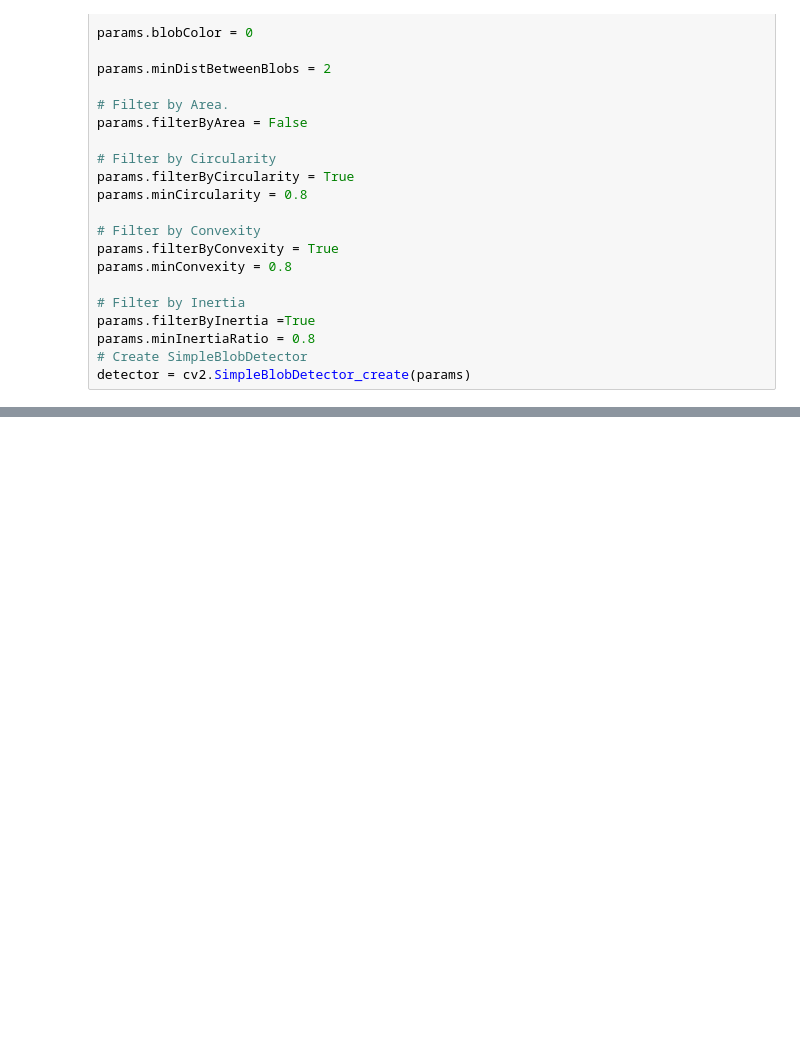
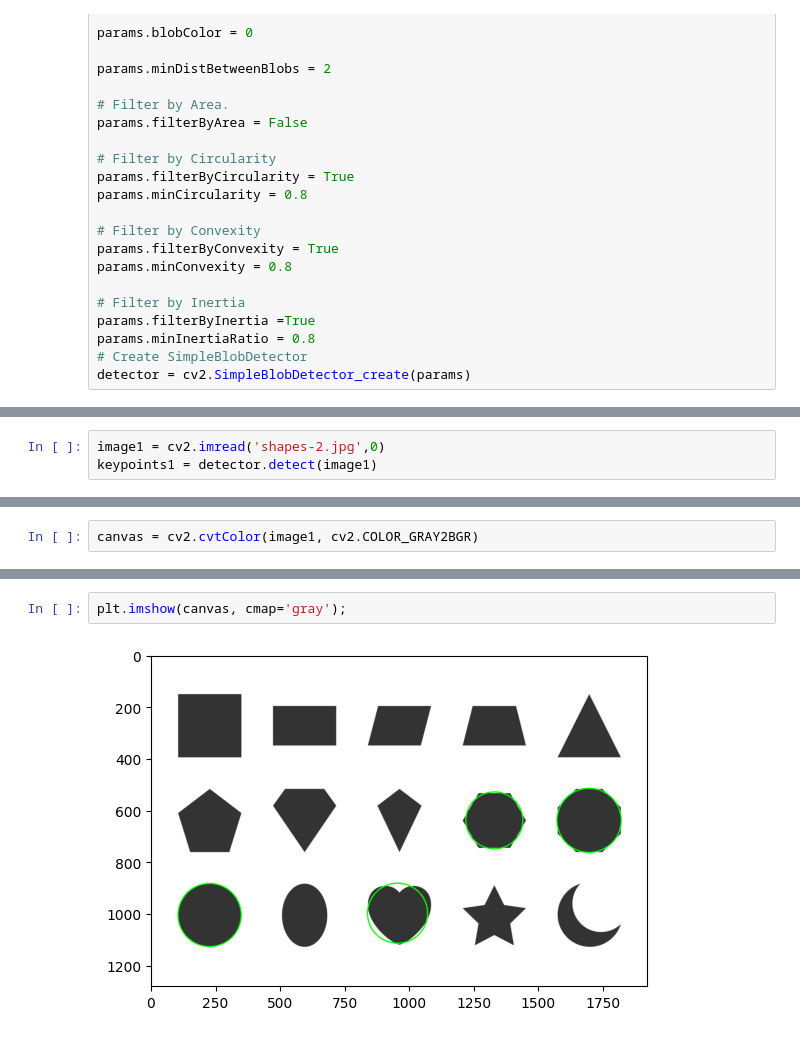
Before and after one commit to kXborg/Python-WhiteBoard, a Jupyter notebook: opencv-blob-detection/opencv-blob-detector.ipynb, the cells around one changed output, grey strips where cells are left out. Cells and saved outputs as stored; diff of their text form; blank space fills up the shorter version.

Commit message:
experiments oepncv blob detection keypoints

```diff
--- a/opencv-blob-detection/opencv-blob-detector.ipynb
+++ b/opencv-blob-detection/opencv-blob-detector.ipynb
@@ -57,0 +29,3 @@ Clipping input data to the valid range for imshow with RGB data ([0..1] for floa
+# %%
+image1 = cv2.imread('shapes-2.jpg',0)
+keypoints1 = detector.detect(image1)
@@ -57,0 +47,2 @@ Clipping input data to the valid range for imshow with RGB data ([0..1] for floa
+# %%
+canvas = cv2.cvtColor(image1, cv2.COLOR_GRAY2BGR)
@@ -57,0 +65,4 @@ Clipping input data to the valid range for imshow with RGB data ([0..1] for floa
+# %%
+plt.imshow(canvas, cmap='gray');
+# %% [output]
+[figure, added]
```
Also changed, not shown: parts of 10 cells of this notebook.
